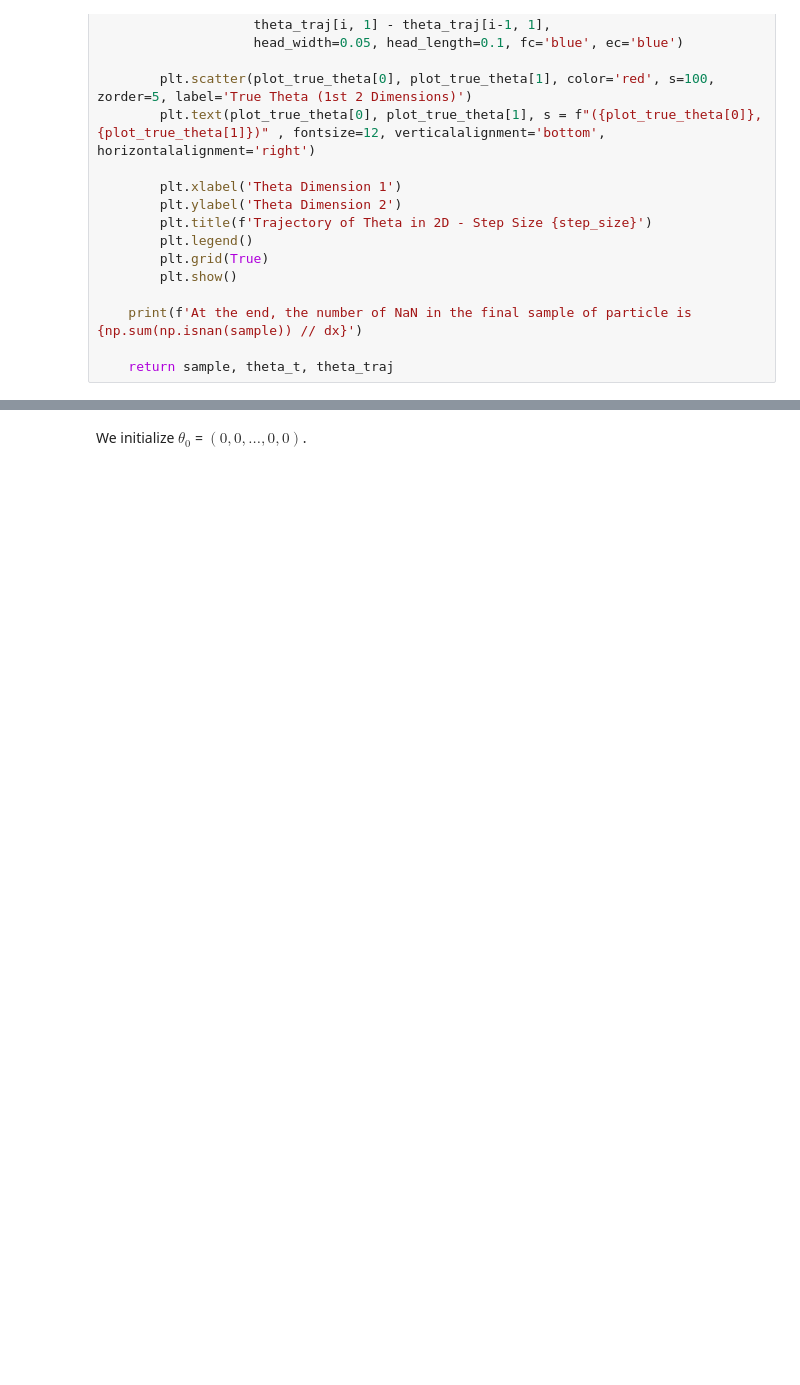
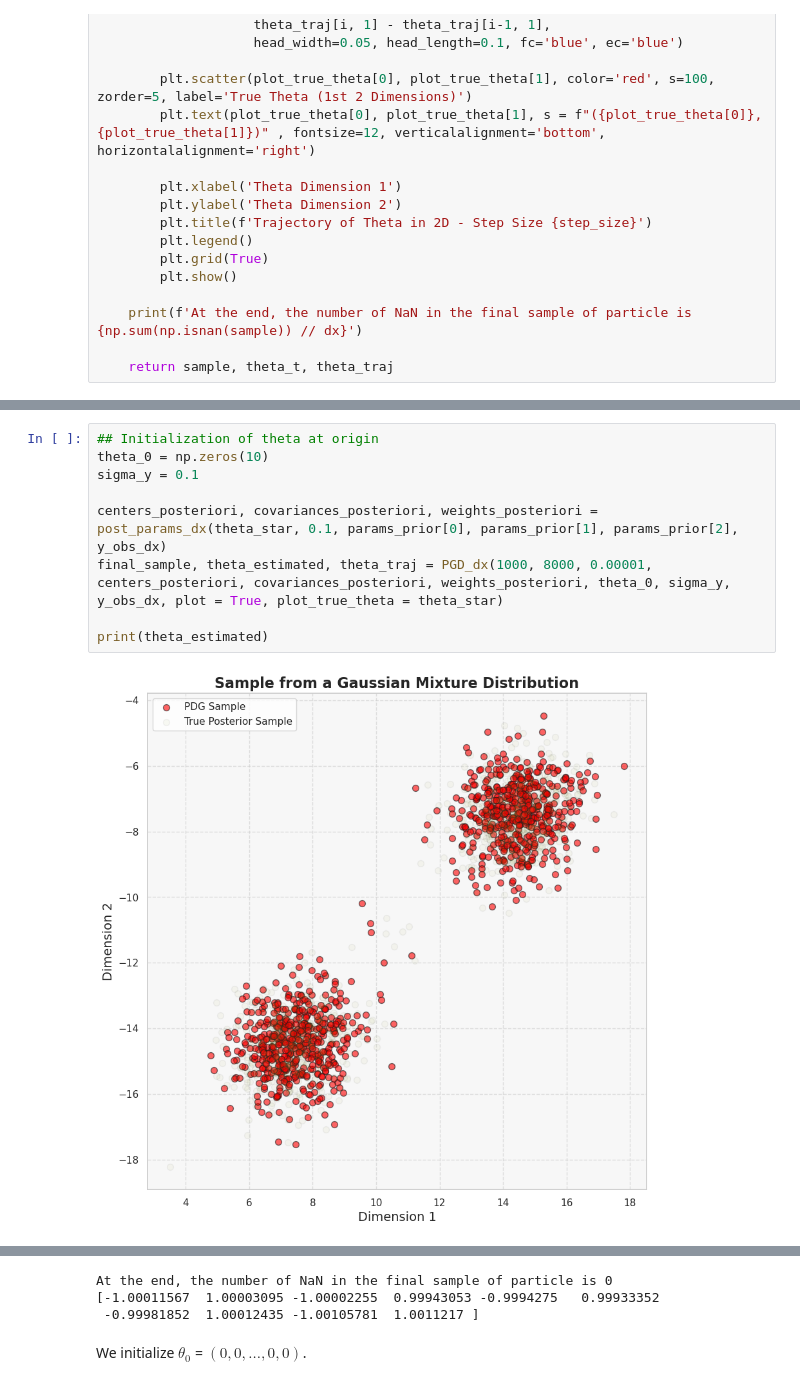
Before and after one commit to PyTomSss/Research_Project-Imperial_College, a Jupyter notebook: Interacting Particles - MMLE/Parameter Estimation MMLE V2.ipynb, the cells around one changed output, grey strips where cells are left out. Drawn from its saved outputs; the diff is of its cells as text; blank space fills up the shorter version.

```diff
--- a/Interacting Particles - MMLE/Parameter Estimation MMLE V2.ipynb
+++ b/Interacting Particles - MMLE/Parameter Estimation MMLE V2.ipynb
@@ -240,0 +249,11 @@ def PGD_dx(nb_particles, nb_iter, step_size, centers_prior, covariances_prior, w
+# %%
+## Initialization of theta at origin
+theta_0 = np.zeros(10)
+sigma_y = 0.1
+
+centers_posteriori, covariances_posteriori, weights_posteriori = post_params_dx(theta_star, 0.1, params_prior[0], params_prior[1], params_prior[2], y_obs_dx)
+final_sample, theta_estimated, theta_traj = PGD_dx(1000, 8000, 0.00001, centers_posteriori, covariances_posteriori, weights_posteriori, theta_0, sigma_y, y_obs_dx, plot = True, plot_true_theta = theta_star)
+
+print(theta_estimated)
+# %% [output]
+[figure, added]
@@ -241,3 +261,6 @@ def PGD_dx(nb_particles, nb_iter, step_size, centers_prior, covariances_prior, w
+At the end, the number of NaN in the final sample of particle is 0
+[-1.00011567  1.00003095 -1.00002255  0.99943053 -0.9994275   0.99933352
+ -0.99981852  1.00012435 -1.00105781  1.0011217 ]
 # %% [markdown]
 We initialize $\theta_0$ = $(0,0, ...,0,0)$.
 # %%
```
Also changed, not shown: parts of 12 cells of this notebook, 1 other file.
